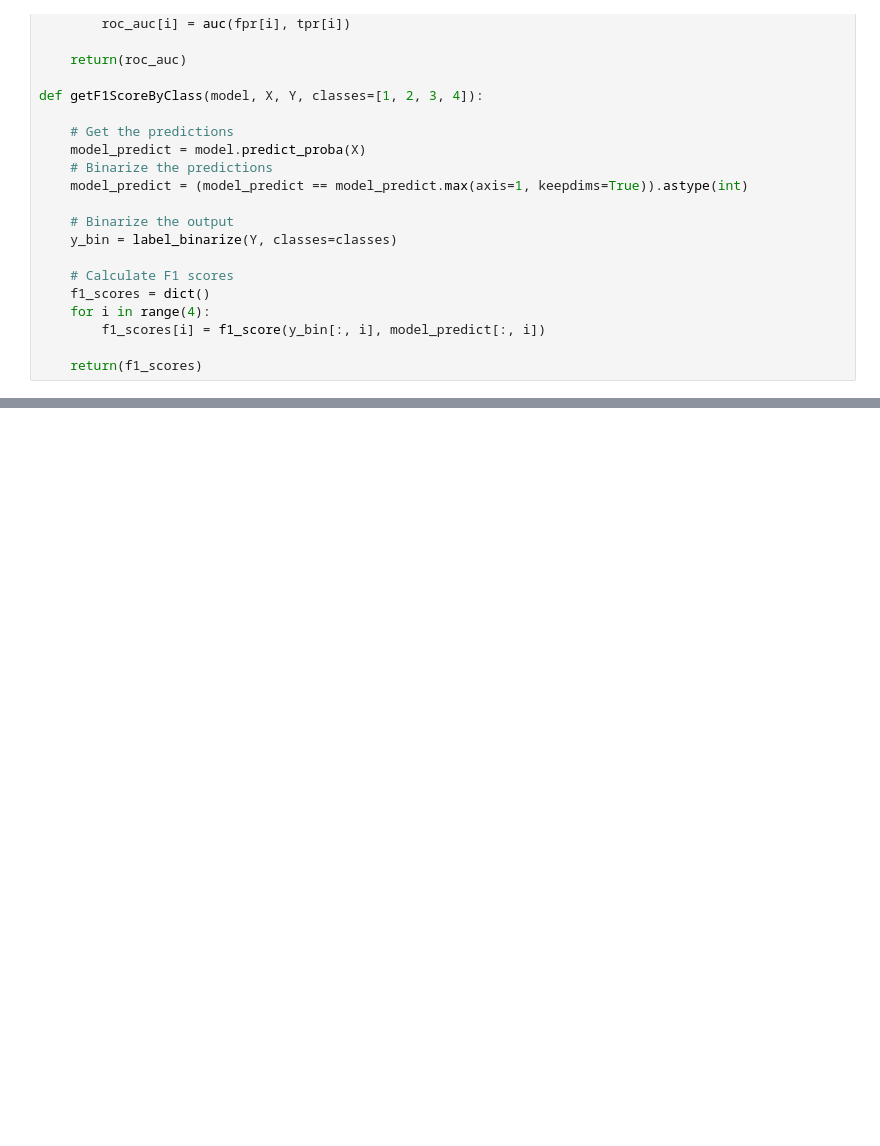
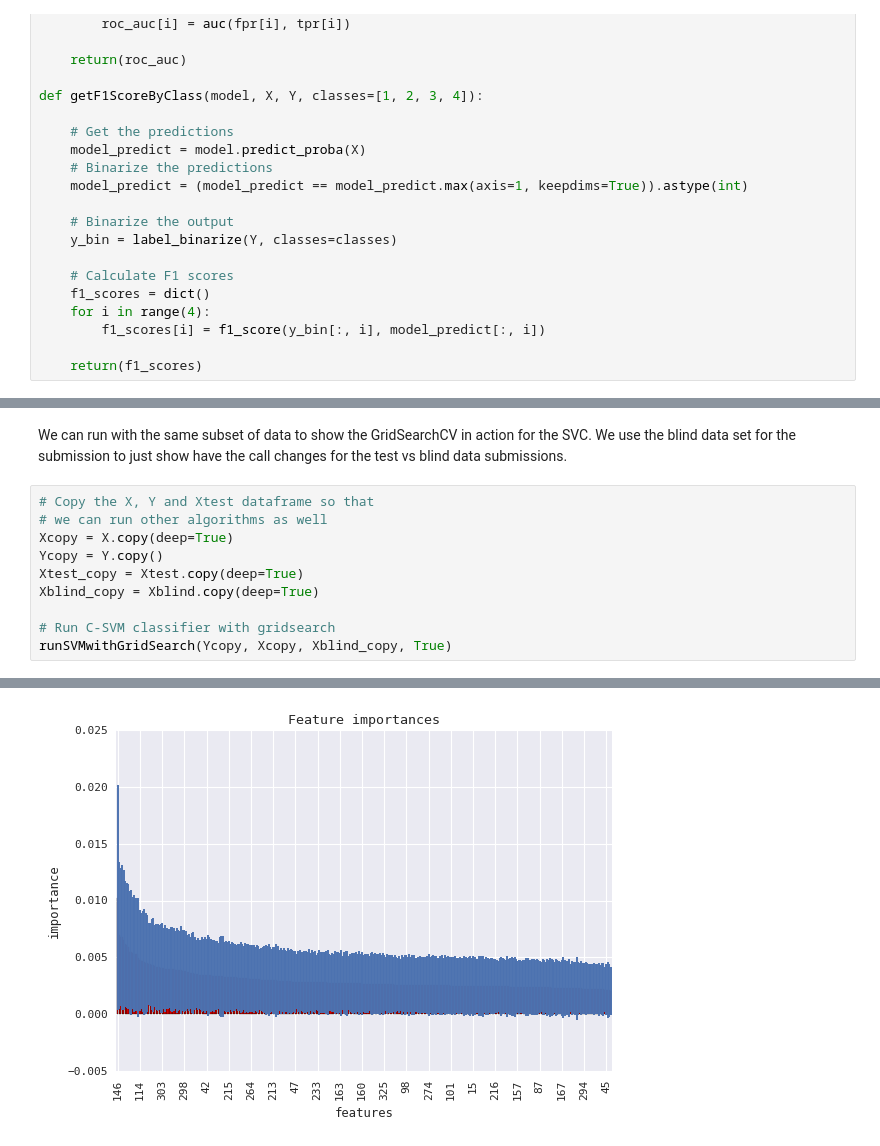
Before and after one commit to cindyliu/team-east-meets-west, a Jupyter notebook: TeamEastMeetsWest_hj.ipynb, the cells around one changed output, grey strips where cells are left out. Cells and saved outputs as stored; diff of their text form; blank space fills up the shorter version.

```diff
--- a/TeamEastMeetsWest_hj.ipynb
+++ b/TeamEastMeetsWest_hj.ipynb
@@ -900,0 +652,13 @@ runDecisionTreewithAdaboost(Y, X, Xtest)
+# %% [markdown]
+We can run with the same subset of data to show the GridSearchCV in action for the SVC. We use the blind data set for the submission to just show have the call changes for the test vs blind data submissions.
+# %%
+# Copy the X, Y and Xtest dataframe so that
+# we can run other algorithms as well
+Xcopy = X.copy(deep=True)
+Ycopy = Y.copy()
+Xtest_copy = Xtest.copy(deep=True)
+Xblind_copy = Xblind.copy(deep=True)
+
+# Run C-SVM classifier with gridsearch
+runSVMwithGridSearch(Ycopy, Xcopy, Xblind_copy, True)
+# %% [output]
@@ -900,0 +676 @@ runDecisionTreewithAdaboost(Y, X, Xtest)
+[figure, added]
```
Also changed, not shown: parts of 56 cells of this notebook, 1 other file.
